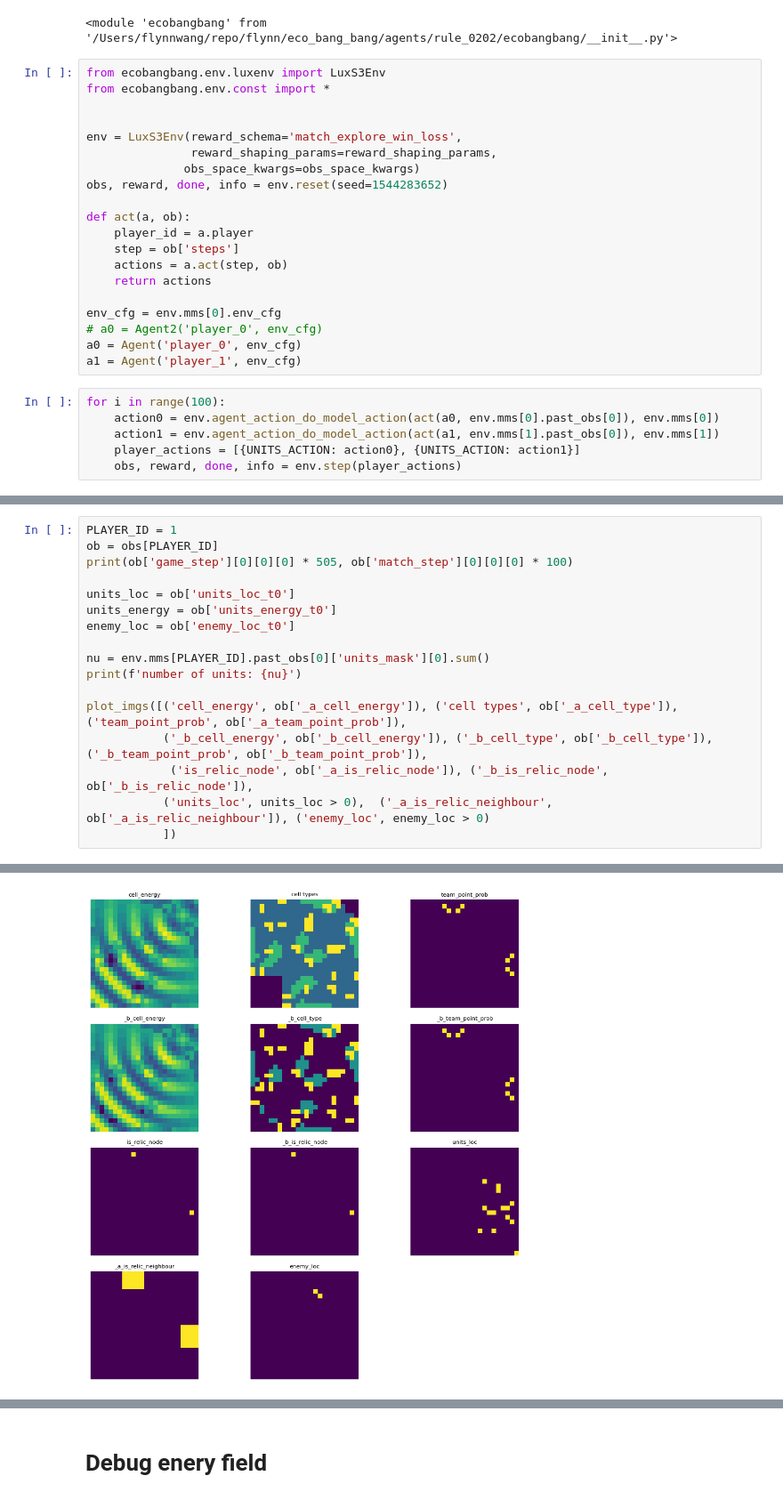
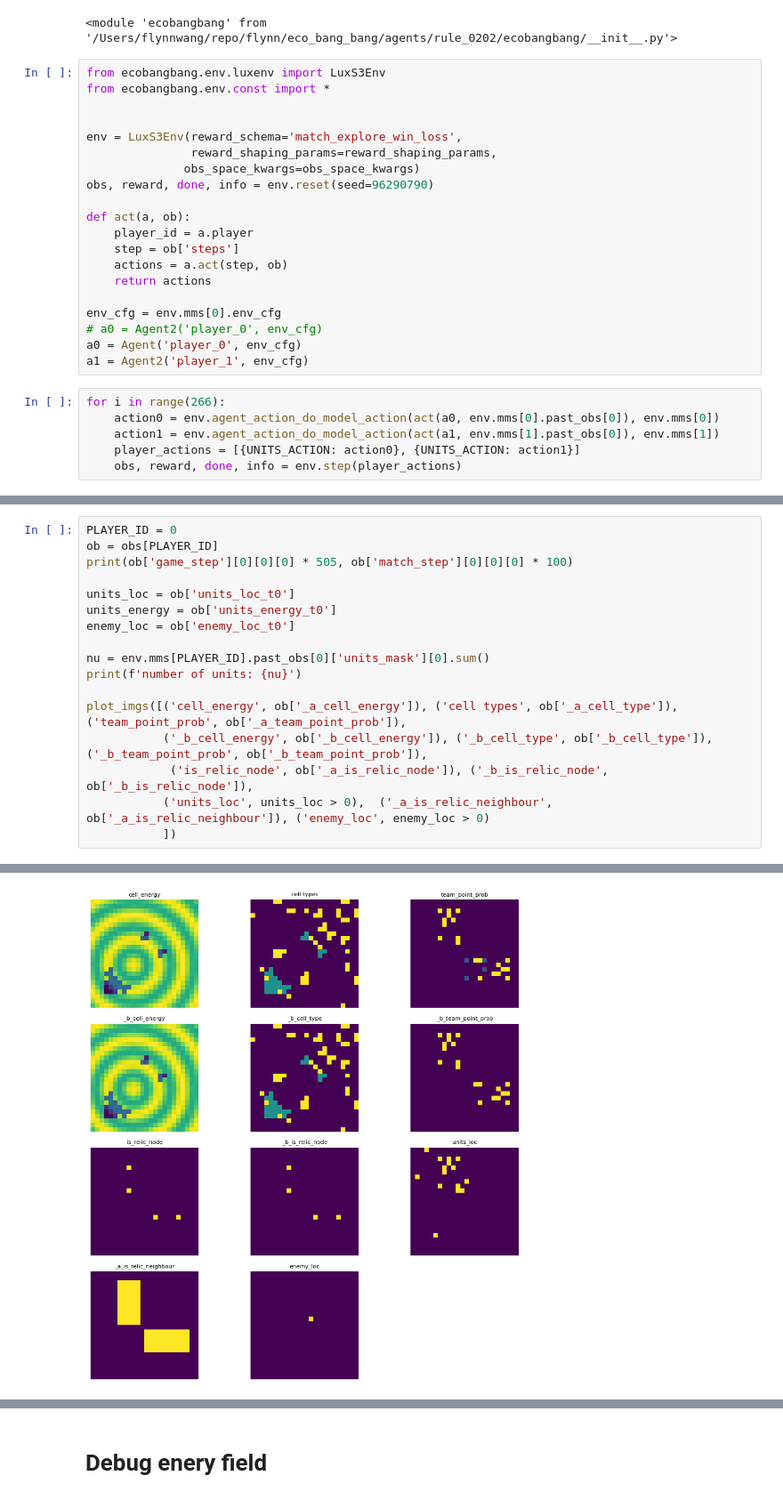
Before and after one commit to flynnwang/eco_bang_bang, a Jupyter notebook: notebook/rule-agentd-debugger.ipynb, the cells around one changed output, grey strips where cells are left out. Shown at 89% size. Saved outputs shown, nothing was run; the diff lists cells and outputs as text.

```diff
--- a/notebook/rule-agentd-debugger.ipynb
+++ b/notebook/rule-agentd-debugger.ipynb
@@ -83,7 +83,7 @@ from ecobangbang.env.const import *
 env = LuxS3Env(reward_schema='match_explore_win_loss',
                reward_shaping_params=reward_shaping_params,
               obs_space_kwargs=obs_space_kwargs)
-obs, reward, done, info = env.reset(seed=1544283652)
+obs, reward, done, info = env.reset(seed=96290790)
 
 def act(a, ob):
     player_id = a.player
@@ -94,9 +94,9 @@ def act(a, ob):
 env_cfg = env.mms[0].env_cfg
 # a0 = Agent2('player_0', env_cfg)
 a0 = Agent('player_0', env_cfg)
-a1 = Agent('player_1', env_cfg)
+a1 = Agent2('player_1', env_cfg)
 # %%
-for i in range(100):
+for i in range(266):
     action0 = env.agent_action_do_model_action(act(a0, env.mms[0].past_obs[0]), env.mms[0])
     action1 = env.agent_action_do_model_action(act(a1, env.mms[1].past_obs[0]), env.mms[1])
     player_actions = [{UNITS_ACTION: action0}, {UNITS_ACTION: action1}]
@@ -164,5 +262,5 @@ xxxxxxxxxxx  2
 # %%
-PLAYER_ID = 1
+PLAYER_ID = 0
 ob = obs[PLAYER_ID]
 print(ob['game_step'][0][0][0] * 505, ob['match_step'][0][0][0] * 100)
 
@@ -184 +282 @@ number of units: 2
-[figure, old version]
+[figure, new version]
```
Also changed, not shown: parts of 36 cells of this notebook, 18 other files.
